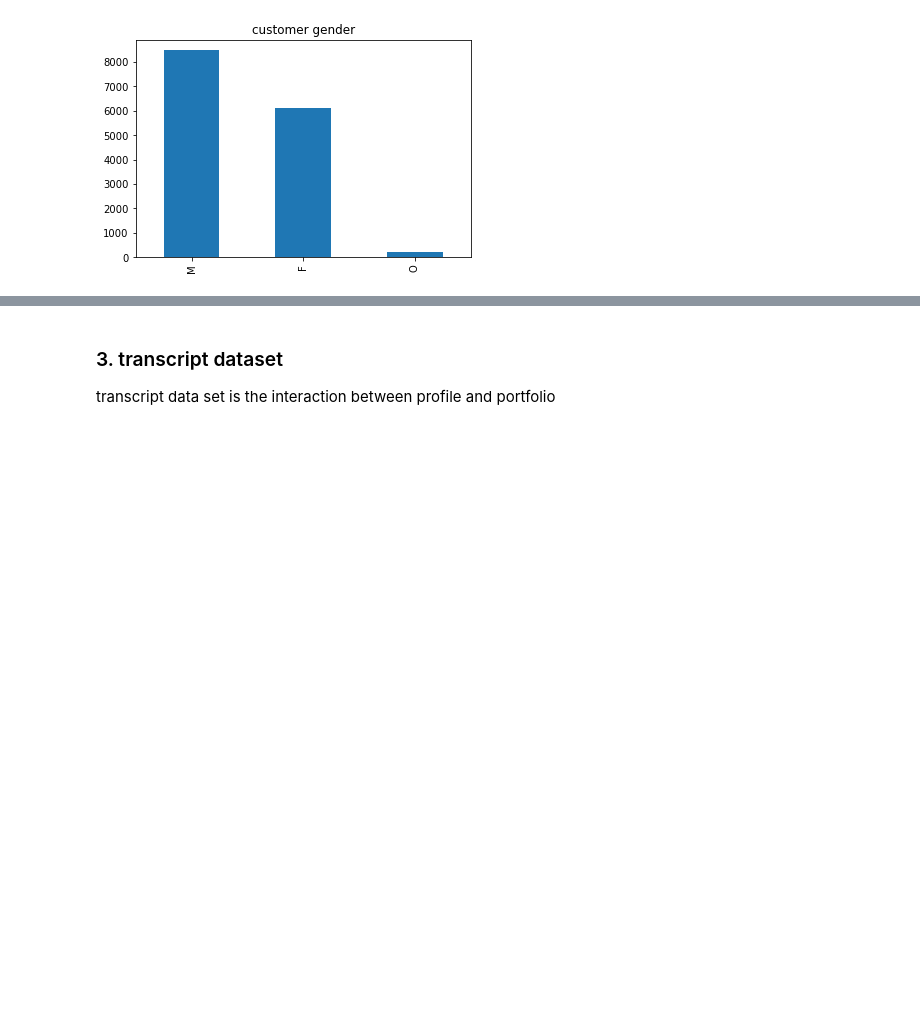
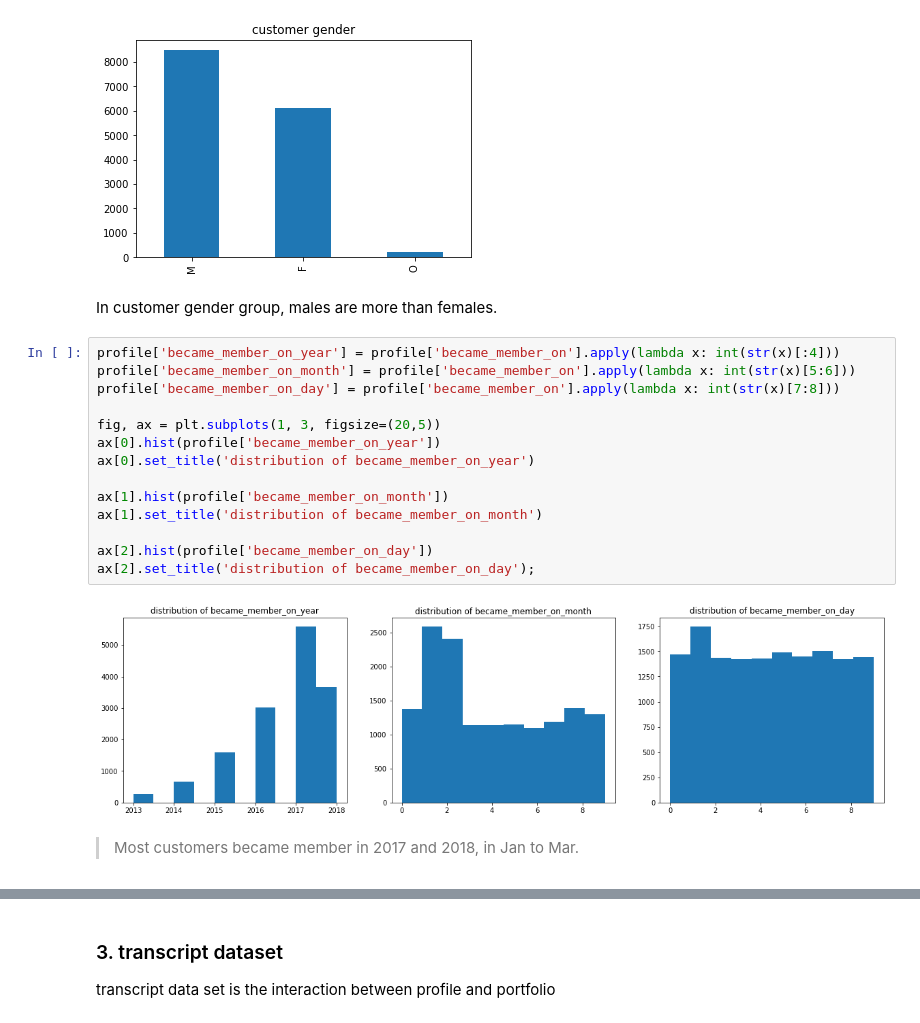
Before and after one commit to xmjuan/starbucks_capstone, a Jupyter notebook: Starbucks_Capstone_notebook.ipynb, the cells around one changed output, grey strips where cells are left out. Cells and saved outputs as stored; diff of their text form; blank space fills up the shorter version.

```diff
--- a/Starbucks_Capstone_notebook.ipynb
+++ b/Starbucks_Capstone_notebook.ipynb
@@ -249,3 +263,23 @@ profile_new.describe()
 profile['gender'].value_counts().plot(kind='bar', title='customer gender');
 # %% [output]
 [figure]
+# %% [markdown]
+In customer gender group, males are more than females.
+# %%
+profile['became_member_on_year'] = profile['became_member_on'].apply(lambda x: int(str(x)[:4]))
+profile['became_member_on_month'] = profile['became_member_on'].apply(lambda x: int(str(x)[5:6]))
+profile['became_member_on_day'] = profile['became_member_on'].apply(lambda x: int(str(x)[7:8]))
+
+fig, ax = plt.subplots(1, 3, figsize=(20,5))
+ax[0].hist(profile['became_member_on_year'])
+ax[0].set_title('distribution of became_member_on_year')
+
+ax[1].hist(profile['became_member_on_month'])
+ax[1].set_title('distribution of became_member_on_month')
+
+ax[2].hist(profile['became_member_on_day'])
+ax[2].set_title('distribution of became_member_on_day');
+# %% [output]
+[figure, added]
+# %% [markdown]
+> Most customers became member in 2017 and 2018, in Jan to Mar.
```
Also changed, not shown: parts of 29 cells of this notebook.
